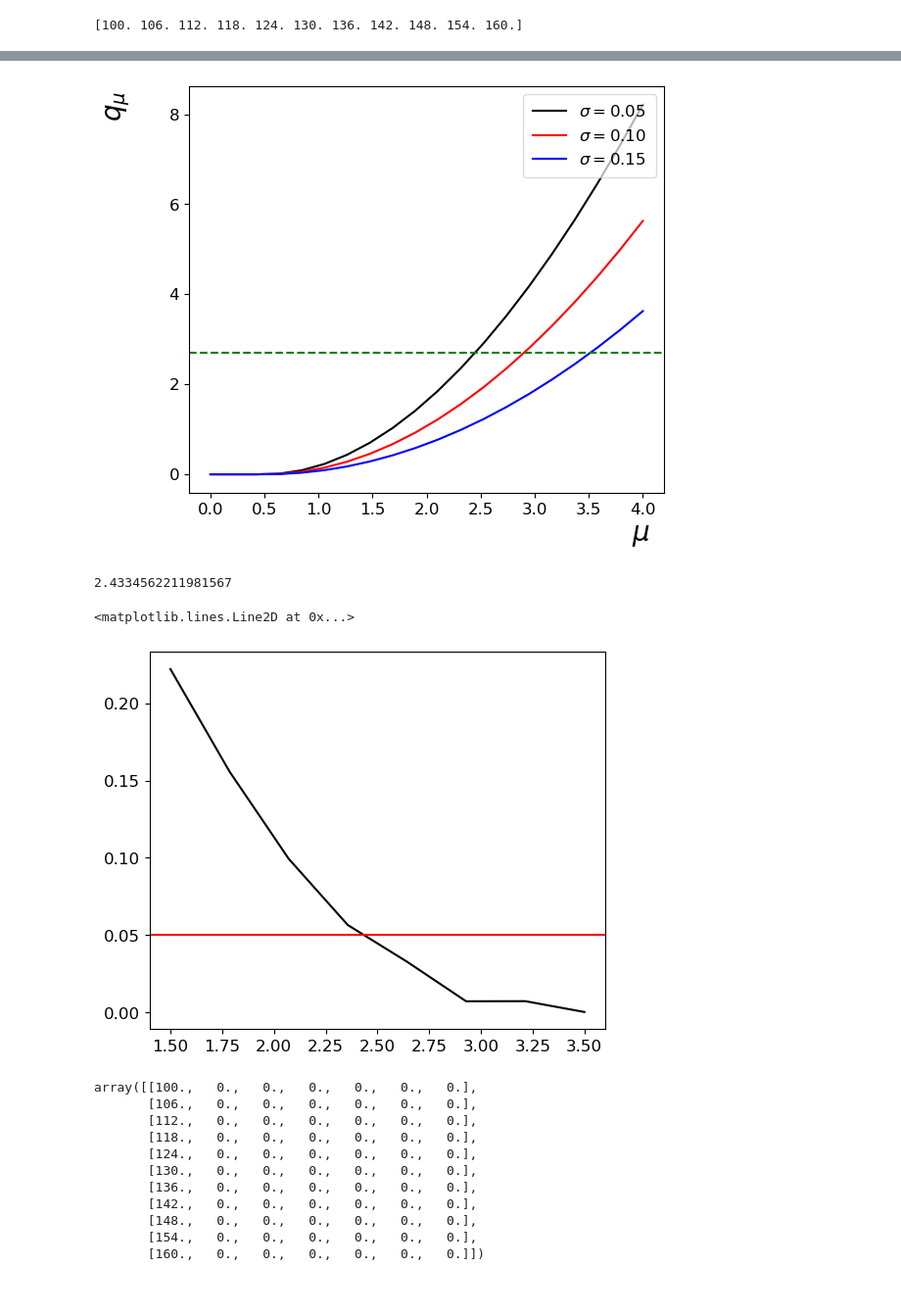
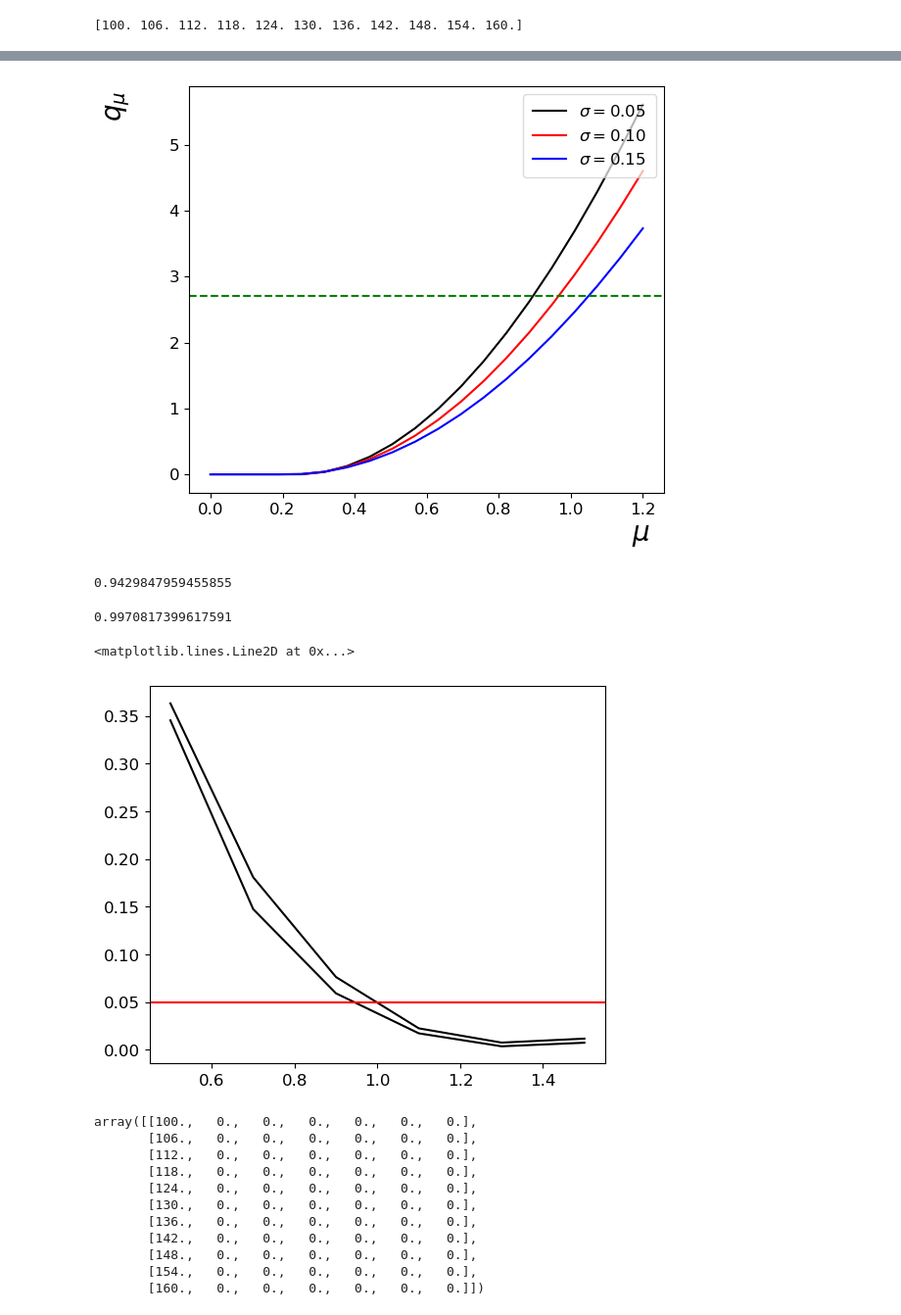
Before and after one commit to asegura4488/StatsHEP, a Jupyter notebook: Systematic/ProfileLikelihood/UpperLimit_qmSystematic.ipynb, the cells around one changed output, grey strips where cells are left out. Shown at 98% size. Cells and saved outputs as stored; diff of their text form; code cells hidden in the pictures.

```diff
--- a/Systematic/ProfileLikelihood/UpperLimit_qmSystematic.ipynb
+++ b/Systematic/ProfileLikelihood/UpperLimit_qmSystematic.ipynb
@@ -189,5 +189,5 @@ qmObsE
 # %%
-mu = np.linspace(0.,4.,20)
+mu = np.linspace(0.,1.2,20)
 qmObsEV = np.zeros_like(mu)
 qmObsEV1 = np.zeros_like(mu)
 qmObsEV2 = np.zeros_like(mu)
@@ -223,7 +223,7 @@ ax.legend(loc='upper right',bbox_to_anchor=(1,1),ncol=1,title='')
 #
 plt.savefig('qm_plot_systematic.pdf')
 # %% [output]
-[figure, old version]
+[figure, new version]
 # %%
 def Getqm(mu,sigmab=0.1,Null=True):
 
@@ -332,19 +332,26 @@ def GetUpperLimit(mu,Cls,alpha = 0.05):
     mup = (alpha - fx0)/m + x0
 
     return mup
+# %%
+mu = np.linspace(0.5,1.5,6)
 # %%
-mu = np.linspace(1.5,3.5,8)
-Op_value = GetCls_parallel(mu,Expected=False,sigmab=0.2,num_processors=8)
+Op_value = GetCls_parallel(mu,Expected=False,sigmab=0.1,num_processors=8)
+Op_value1 = GetCls_parallel(mu,Expected=False,sigmab=0.2,num_processors=8)
 # %%
 GetUpperLimit(mu,Op_value)
 # %% [output]
-2.4334562211981567
+0.9429847959455855
+# %%
+GetUpperLimit(mu,Op_value1)
+# %% [output]
+0.9970817399617591
 # %%
 plt.plot(mu,Op_value,color='k')
+plt.plot(mu,Op_value1,color='k')
 plt.axhline(y=0.05,color='r')
 # %% [output]
 <matplotlib.lines.Line2D at 0x...>
-[figure, old version]
+[figure, new version]
 # %%
 # Estructura de datos para guardar
 MatrizDatos = np.zeros((Mass.shape[0],7))
```
Also changed, not shown: parts of 6 cells of this notebook.
